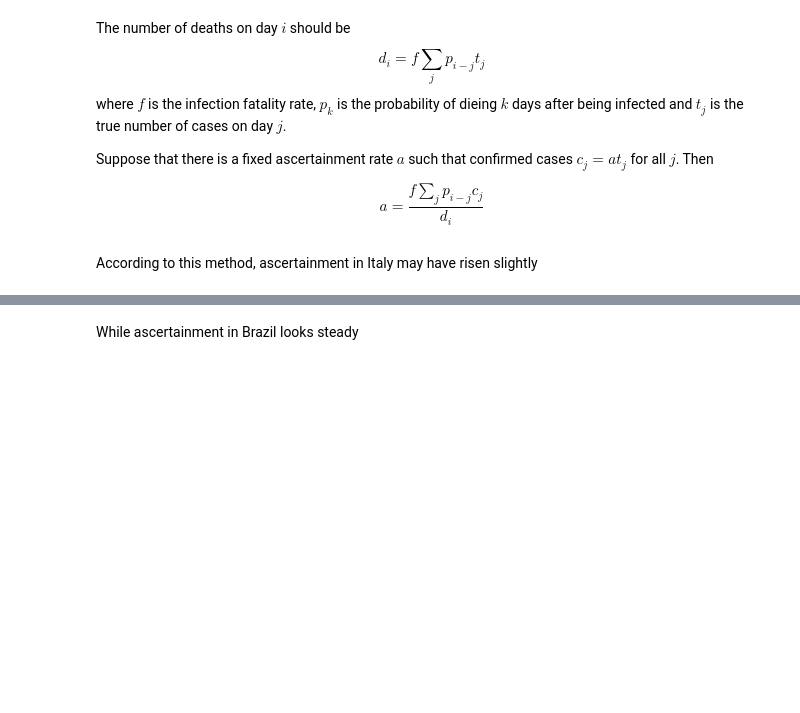
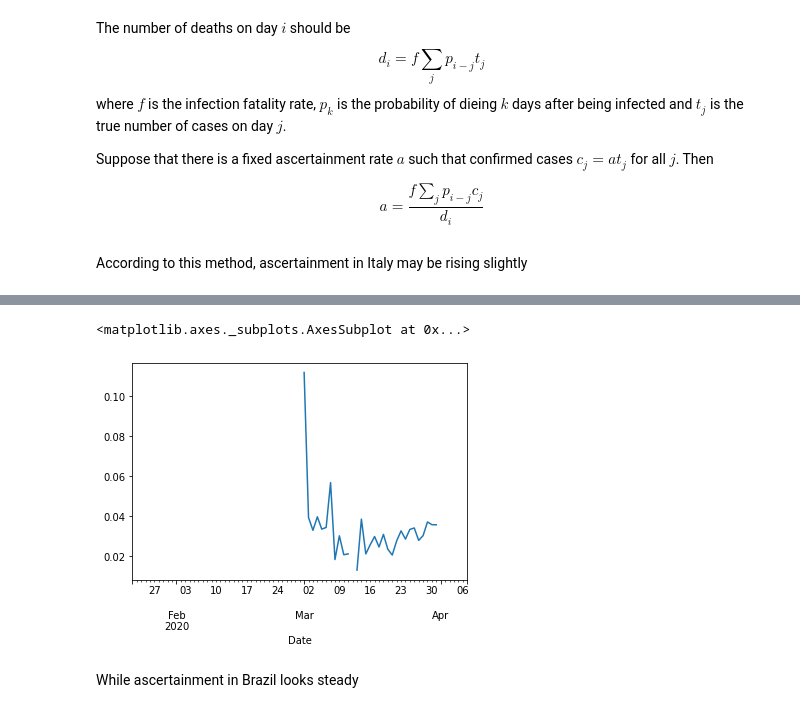
Before and after one commit to jsalvatier/epimodel, a Jupyter notebook: notebooks/djohnston/Cases_from_deaths.ipynb, the cells around one changed output, grey strips where cells are left out. Saved outputs shown, nothing was run; the diff lists cells and outputs as text; code cells hidden in the pictures; blank space fills up the shorter version.

Commit message:
ascertainment rate plots

```diff
--- a/notebooks/djohnston/Cases_from_deaths.ipynb
+++ b/notebooks/djohnston/Cases_from_deaths.ipynb
@@ -74,7 +74,7 @@ g = csse_ds.groupby(level=0)
 csse_ds['Expdeaths'] = g['New Confirmed Shifted'].transform(expectation)
 csse_ds['Ascertainment'] = csse_ds['Expdeaths']/csse_ds['New Deaths']
 # %% [markdown]
-According to this method, ascertainment in Italy may have risen slightly
+According to this method, ascertainment in Italy may be rising slightly
 # %%
 csse_ds.loc['IT'][-40:]
 # %% [output]
@@ -96,6 +96,11 @@ csse_ds.loc['IT'][-40:]
 | 2020-04-05 00:00:00+00:00 | 21815.0 | 128948.0 | 15887.0 | 91246.0 | NaN | 525.0 | NaN | NaN |
 | 2020-04-06 00:00:00+00:00 | 22837.0 | 132547.0 | 16523.0 | 93187.0 | NaN | 636.0 | NaN | NaN |
 | 2020-04-07 00:00:00+00:00 | 24392.0 | 135586.0 | 17127.0 | 94067.0 | NaN | 604.0 | NaN | NaN |
+# %%
+csse_ds.loc['IT','Ascertainment'].plot()
+# %% [output]
+<matplotlib.axes._subplots.AxesSubplot at 0x...>
+[figure, added]
 # %% [markdown]
 While ascertainment in Brazil looks steady
 # %%
```
Also changed, not shown: parts of 1 cell of this notebook.
